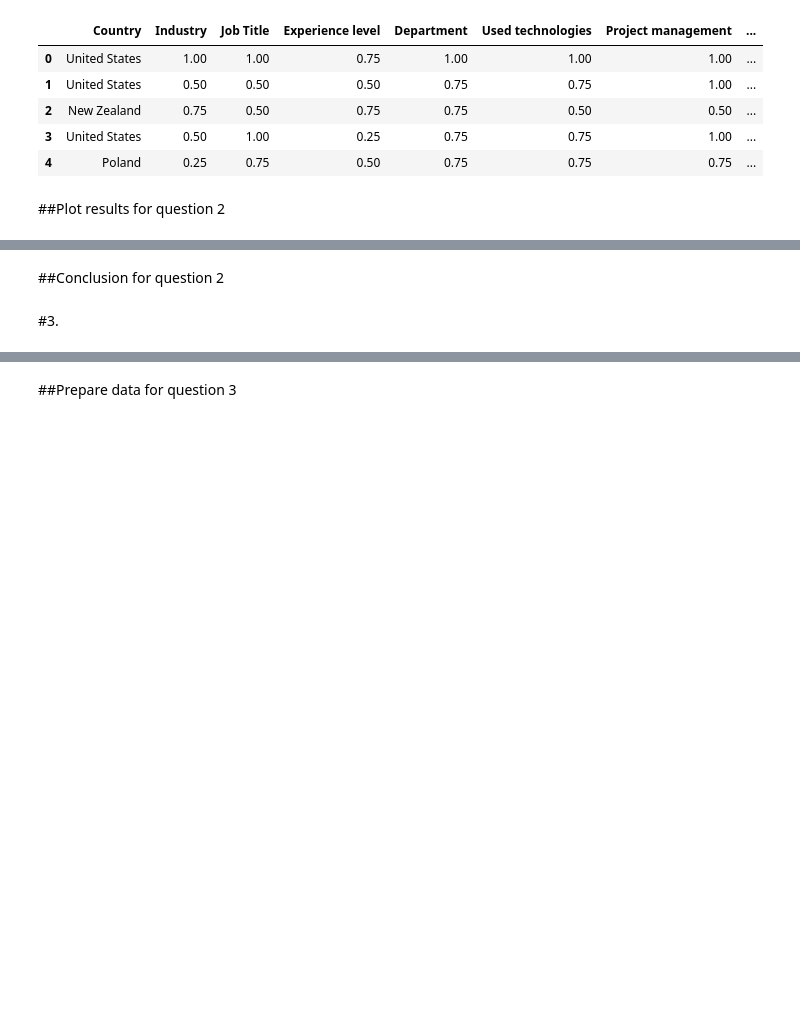
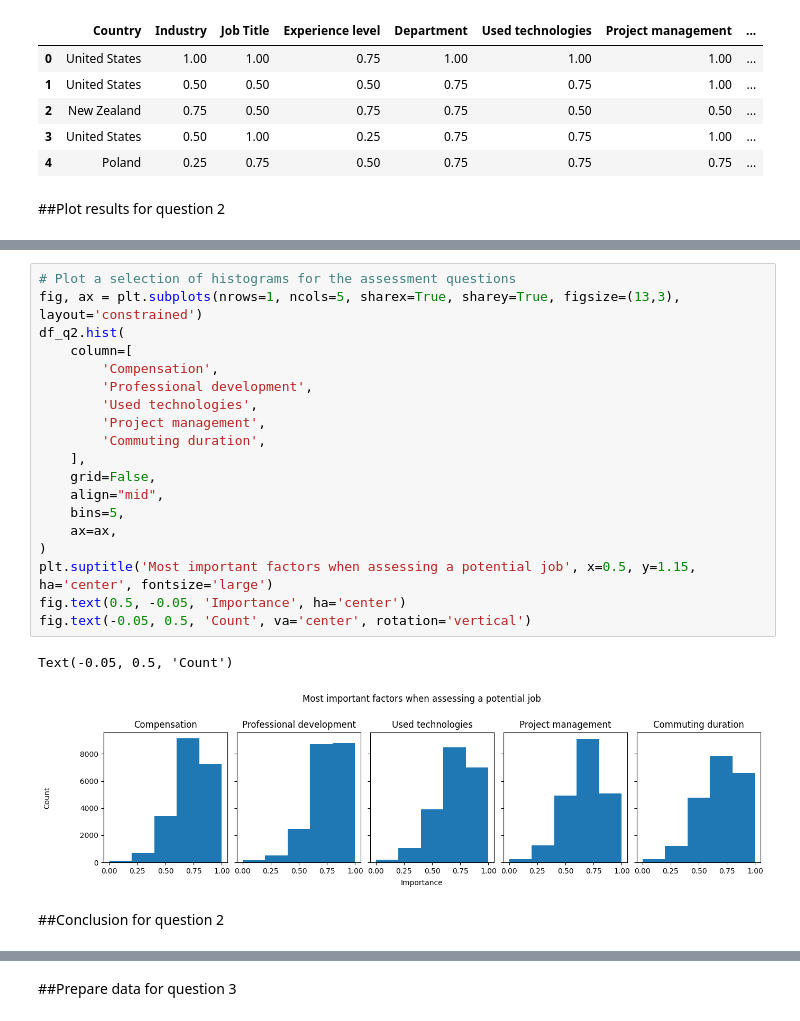
Before and after one commit to GianMan89/stackoverflow_survey_2017, a Jupyter notebook: src/nb_analysis.ipynb, the cells around one changed output, grey strips where cells are left out. Drawn from its saved outputs; the diff is of its cells as text; blank space fills up the shorter version.

```diff
--- a/src/nb_analysis.ipynb
+++ b/src/nb_analysis.ipynb
@@ -347,7 +371,27 @@ array([[<AxesSubplot: title={'center': 'Industry'}>,
         <AxesSubplot: title={'center': 'Funding status'}>,
         <AxesSubplot: >]], dtype=object)
 [figure]
+# %%
+# Plot a selection of histograms for the assessment questions
+fig, ax = plt.subplots(nrows=1, ncols=5, sharex=True, sharey=True, figsize=(13,3), layout='constrained')
+df_q2.hist(
+    column=[
+        'Compensation',
+        'Professional development',
+        'Used technologies',
+        'Project management',
+        'Commuting duration',
+    ],
+    grid=False,
+    align="mid",
+    bins=5,
+    ax=ax,
+)
+plt.suptitle('Most important factors when assessing a potential job', x=0.5, y=1.15, ha='center', fontsize='large')
+fig.text(0.5, -0.05, 'Importance', ha='center')
+fig.text(-0.05, 0.5, 'Count', va='center', rotation='vertical')
+# %% [output]
+Text(-0.05, 0.5, 'Count')
+[figure, added]
 # %% [markdown]
 ##Conclusion for question 2
-# %% [markdown]
-#3.
```
Also changed, not shown: parts of 29 cells of this notebook.
